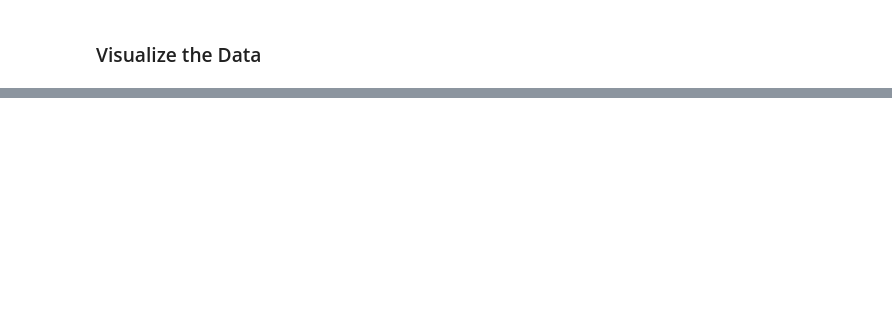
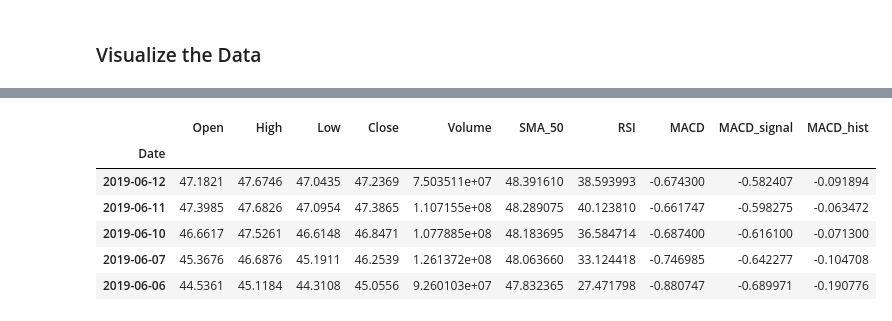
Before and after one commit to dani6566/FNSPID, a Jupyter notebook: Notebooks/financial_analysis.ipynb, the cells around one changed output, grey strips where cells are left out. Cells and saved outputs as stored; diff of their text form; code cells hidden in the pictures; blank space fills up the shorter version.

```diff
--- a/Notebooks/financial_analysis.ipynb
+++ b/Notebooks/financial_analysis.ipynb
@@ -169,0 +173,10 @@ plt.show()
+# %%
+aapl_data.tail()
+# %% [output]
+|  | Open | High | Low | Close | Volume | SMA_50 | RSI | MACD | MACD_signal | MACD_hist |
+| Date |  |  |  |  |  |  |  |  |  |  |
+| 2019-06-12 | 47.1821 | 47.6746 | 47.0435 | 47.2369 | 7.503511e+07 | 48.391610 | 38.593993 | -0.674300 | -0.582407 | -0.091894 |
+| 2019-06-11 | 47.3985 | 47.6826 | 47.0954 | 47.3865 | 1.107155e+08 | 48.289075 | 40.123810 | -0.661747 | -0.598275 | -0.063472 |
+| 2019-06-10 | 46.6617 | 47.5261 | 46.6148 | 46.8471 | 1.077885e+08 | 48.183695 | 36.584714 | -0.687400 | -0.616100 | -0.071300 |
+| 2019-06-07 | 45.3676 | 46.6876 | 45.1911 | 46.2539 | 1.261372e+08 | 48.063660 | 33.124418 | -0.746985 | -0.642277 | -0.104708 |
+| 2019-06-06 | 44.5361 | 45.1184 | 44.3108 | 45.0556 | 9.260103e+07 | 47.832365 | 27.471798 | -0.880747 | -0.689971 | -0.190776 |
```
Also changed, not shown: parts of 16 cells of this notebook.
